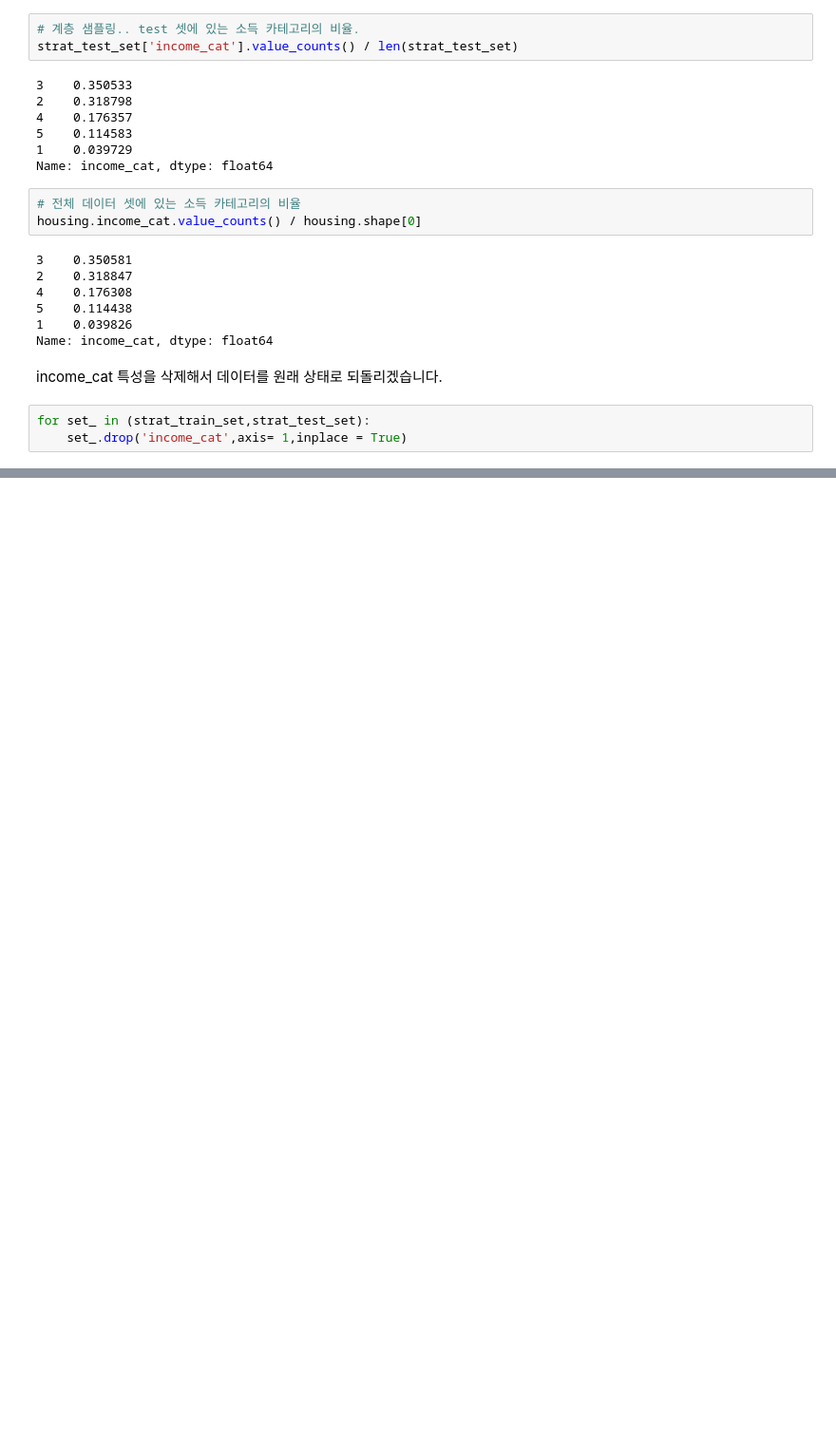
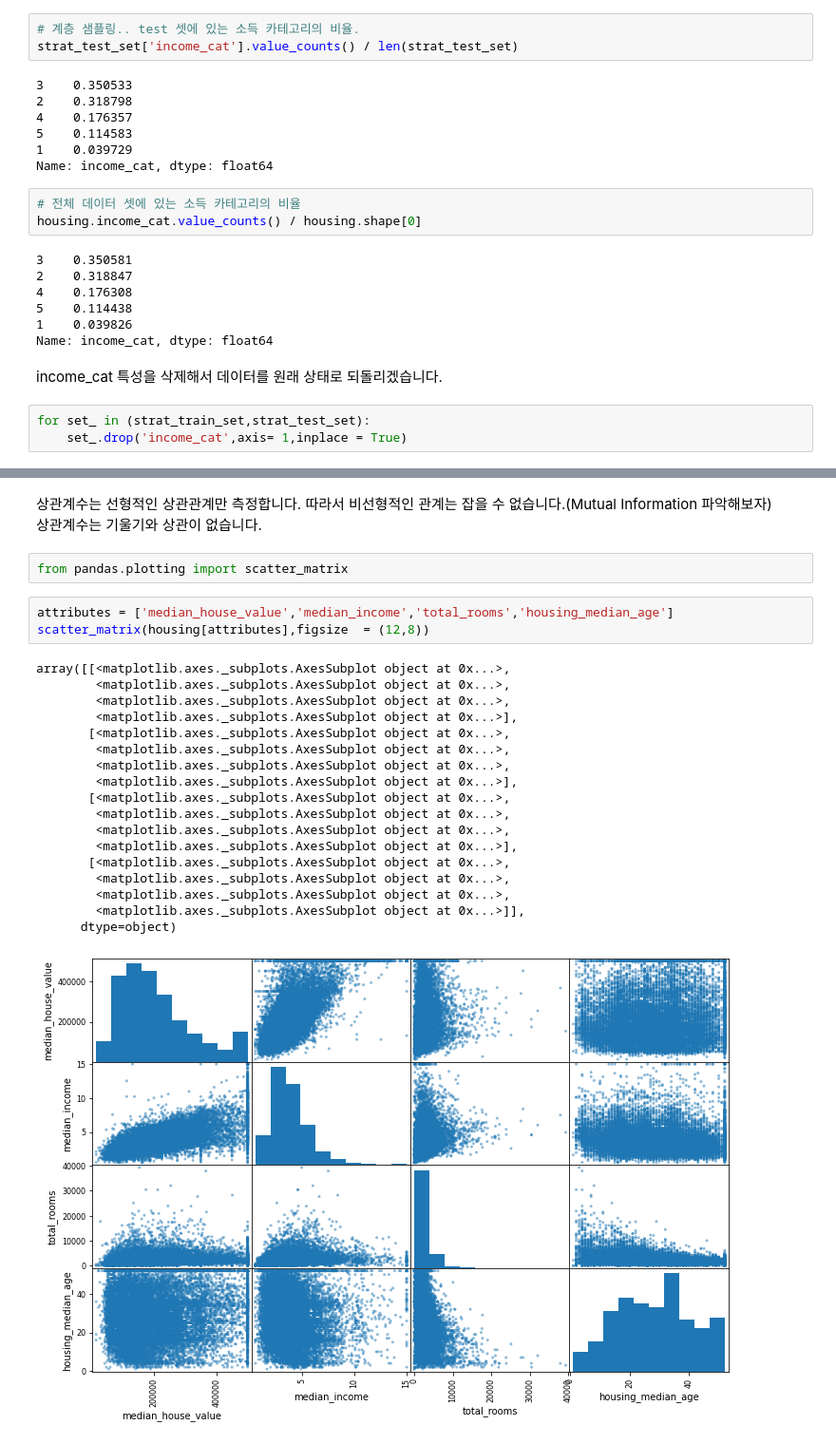
Before and after one commit to JaeDoo1034/Handson2-, a Jupyter notebook: Hands on Two. chapter2.ipynb, the cells around one changed output, grey strips where cells are left out. Shown: that part at 95% size. Drawn from its saved outputs; the diff is of its cells as text; blank space fills up the shorter version.

```diff
--- a/Hands on Two. chapter2.ipynb
+++ b/Hands on Two. chapter2.ipynb
@@ -192,0 +249,27 @@ for set_ in (strat_train_set,strat_test_set):
+# %% [markdown]
+상관계수는 선형적인 상관관계만 측정합니다. 따라서 비선형적인 관계는 잡을 수 없습니다.(Mutual Information 파악해보자)<br>
+상관계수는 기울기와 상관이 없습니다.
+# %%
+from pandas.plotting import scatter_matrix
+# %%
+attributes = ['median_house_value','median_income','total_rooms','housing_median_age']
+scatter_matrix(housing[attributes],figsize  = (12,8))
+# %% [output]
+array([[<matplotlib.axes._subplots.AxesSubplot object at 0x...>,
+        <matplotlib.axes._subplots.AxesSubplot object at 0x...>,
+        <matplotlib.axes._subplots.AxesSubplot object at 0x...>,
+        <matplotlib.axes._subplots.AxesSubplot object at 0x...>],
+       [<matplotlib.axes._subplots.AxesSubplot object at 0x...>,
+        <matplotlib.axes._subplots.AxesSubplot object at 0x...>,
+        <matplotlib.axes._subplots.AxesSubplot object at 0x...>,
+        <matplotlib.axes._subplots.AxesSubplot object at 0x...>],
+       [<matplotlib.axes._subplots.AxesSubplot object at 0x...>,
+        <matplotlib.axes._subplots.AxesSubplot object at 0x...>,
+        <matplotlib.axes._subplots.AxesSubplot object at 0x...>,
+        <matplotlib.axes._subplots.AxesSubplot object at 0x...>],
+       [<matplotlib.axes._subplots.AxesSubplot object at 0x...>,
+        <matplotlib.axes._subplots.AxesSubplot object at 0x...>,
+        <matplotlib.axes._subplots.AxesSubplot object at 0x...>,
+        <matplotlib.axes._subplots.AxesSubplot object at 0x...>]],
+      dtype=object)
+[figure, added]
```
Also changed, not shown: parts of 59 cells of this notebook.
